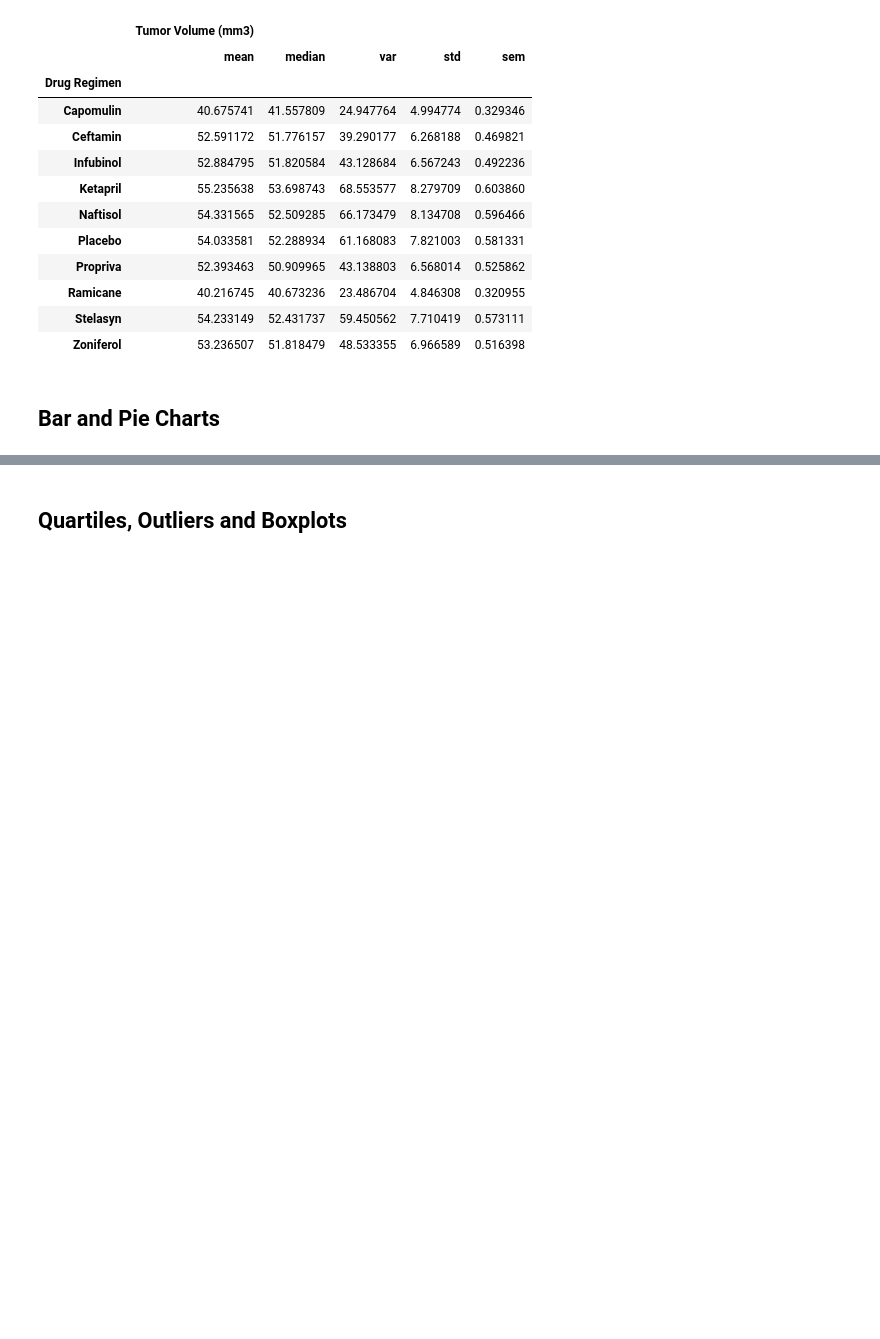
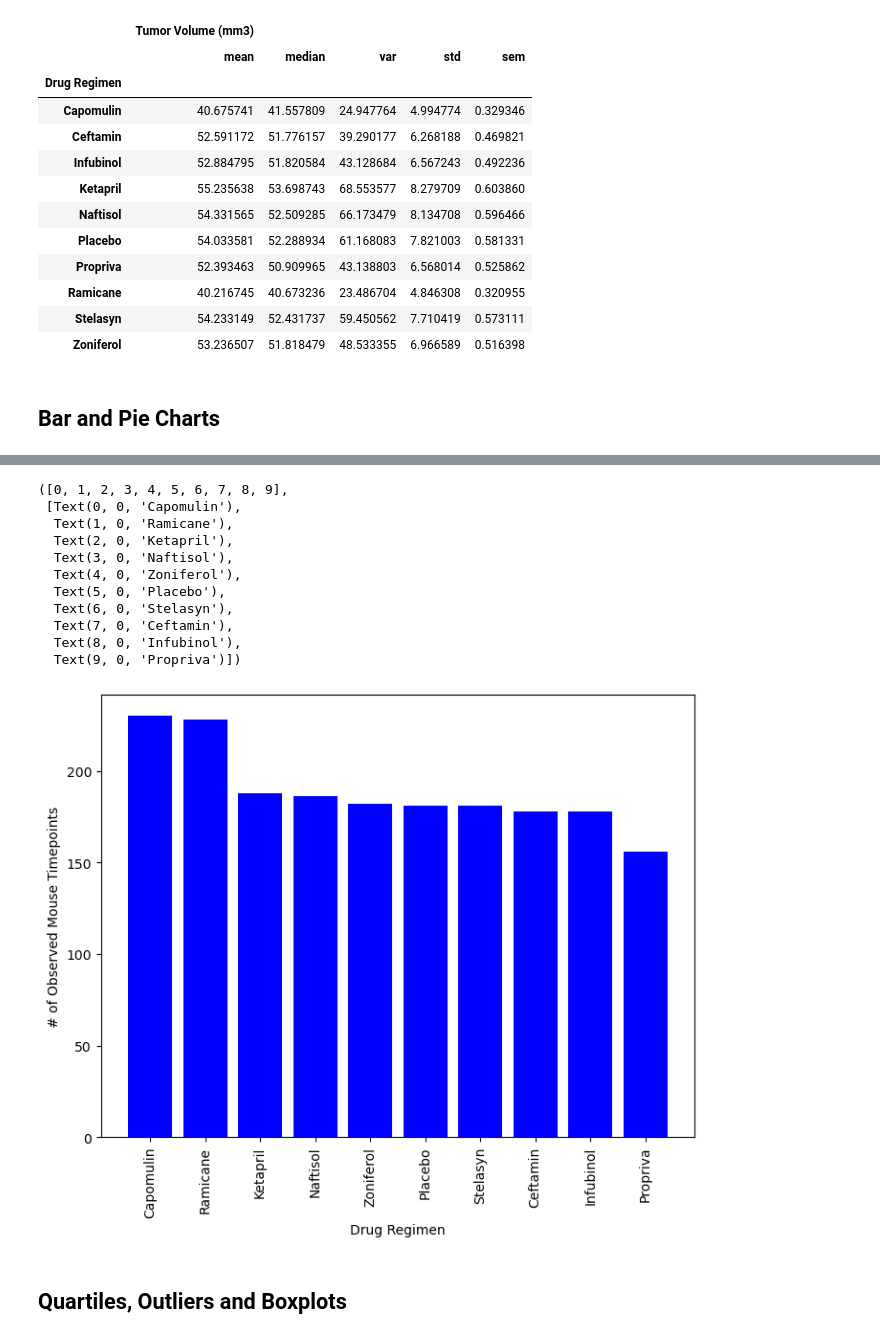
Before and after one commit to alexsking13/pyplot_challenge, a Jupyter notebook: pymaceuticals_starter_AlexEdit.ipynb, the cells around one changed output, grey strips where cells are left out. Drawn from its saved outputs; the diff is of its cells as text; code cells hidden in the pictures; blank space fills up the shorter version.

```diff
--- a/pymaceuticals_starter_AlexEdit.ipynb
+++ b/pymaceuticals_starter_AlexEdit.ipynb
@@ -142,3 +139,36 @@ Text(0, 0.5, '# of Observed Mouse Timepoints')
+# %%
+# Generate a bar plot showing the total number of rows (Mouse ID/Timepoints) for each drug regimen using pyplot.
+regimen_counts = dropped_mice.groupby(["Drug Regimen"]).count()["Mouse ID"]
+
+# Sorting the values in descending order
+regimen_counts_sorted = regimen_counts.sort_values(ascending=False)
+
+# Create a new figure and axis
+fig, ax = plt.subplots(figsize=(8, 6))
+
+# Plotting bars using a for loop
+for regimen,count in regimen_counts_sorted.items():
+    ax.bar(regimen, count, color='b')
+
+# Adding labels and title
+ax.set_xlabel("Drug Regimen")
+ax.set_ylabel("# of Observed Mouse Timepoints")
+
+# Rotate X Labels Vertically
+plt.xticks(rotation="vertical")
+# %% [output]
+([0, 1, 2, 3, 4, 5, 6, 7, 8, 9],
+ [Text(0, 0, 'Capomulin'),
+  Text(1, 0, 'Ramicane'),
+  Text(2, 0, 'Ketapril'),
+  Text(3, 0, 'Naftisol'),
+  Text(4, 0, 'Zoniferol'),
+  Text(5, 0, 'Placebo'),
+  Text(6, 0, 'Stelasyn'),
+  Text(7, 0, 'Ceftamin'),
+  Text(8, 0, 'Infubinol'),
+  Text(9, 0, 'Propriva')])
+[figure, added]
 # %%
 # Generate a pie plot showing the distribution of female versus male mice using Pandas
 # %%
```
Also changed, not shown: parts of 2 cells of this notebook.
